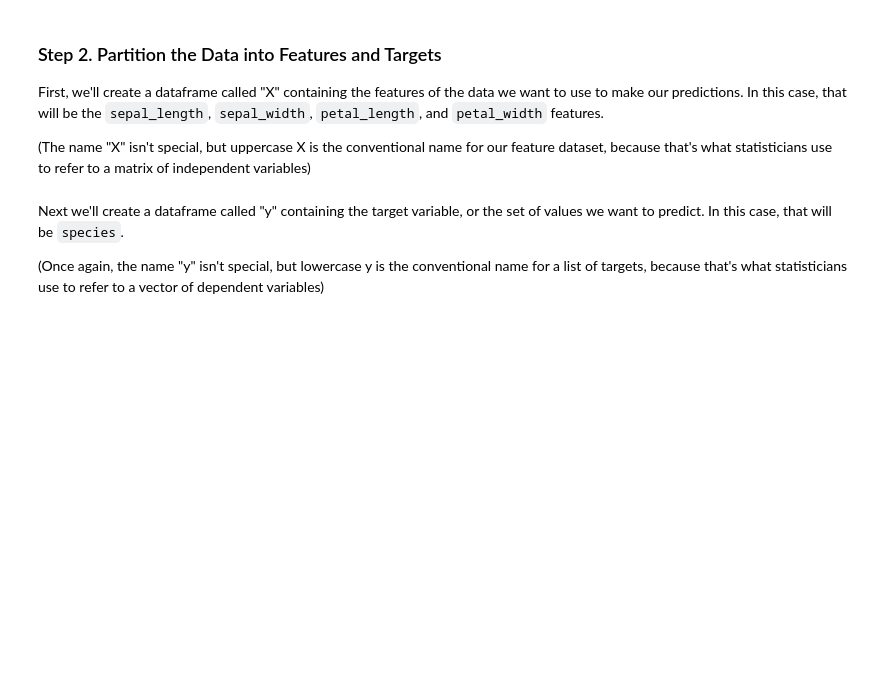
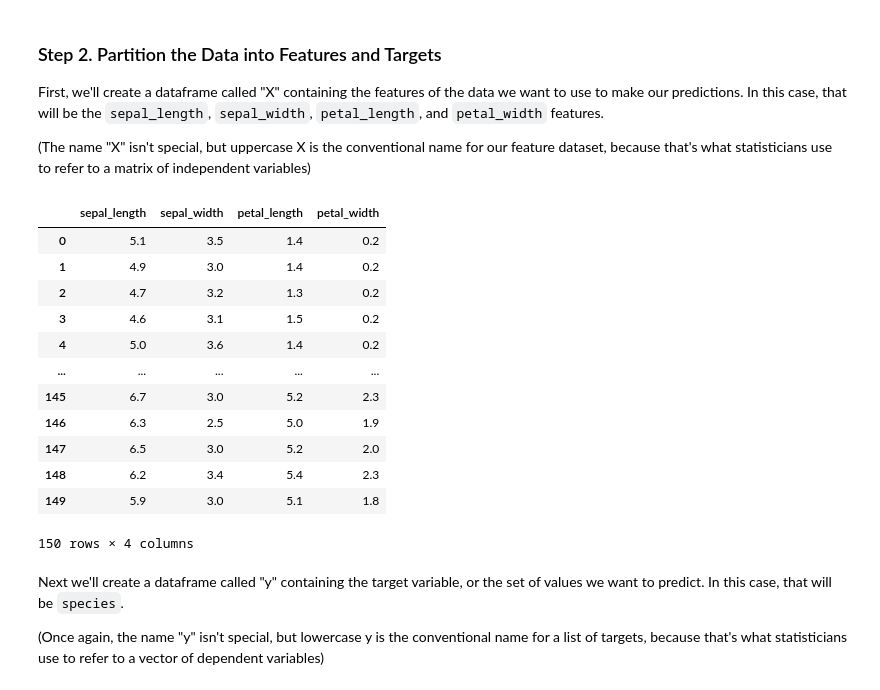
Before and after one commit to congardiner/ML-Projects, a Jupyter notebook: notebooks/Exploration_04.ipynb, the cells around one changed output. Saved outputs shown, nothing was run; the diff lists cells and outputs as text; code cells hidden in the pictures; blank space fills up the shorter version.

```diff
--- a/notebooks/Exploration_04.ipynb
+++ b/notebooks/Exploration_04.ipynb
@@ -92,3 +91,38 @@ First, we'll create a dataframe called "X" containing the features of the data w
+# %%
+# Create a new dataframe called X that contians the features we're going
+# to use to make predictions
+# a function will pass tuples
+
+# How would I use X to partition the targets and features of a ML Model
+# What is the best way to use
+
+# x= features of the ML Model
+# y= target of the ML Model of what is being used to train
+
+# test_train_split()
+
+# cse450data.describe()
+# cse450data.isna().sum()
+# cse450data.dropna().isna().sum()
+
+# cse450data.head()
+X = cse450data[['sepal_length', 'sepal_width', 'petal_length', 'petal_width']]
+
+X
+# %% [output]
+|  | sepal_length | sepal_width | petal_length | petal_width |
+| 0 | 5.1 | 3.5 | 1.4 | 0.2 |
+| 1 | 4.9 | 3.0 | 1.4 | 0.2 |
+| 2 | 4.7 | 3.2 | 1.3 | 0.2 |
+| 3 | 4.6 | 3.1 | 1.5 | 0.2 |
+| 4 | 5.0 | 3.6 | 1.4 | 0.2 |
+| ... | ... | ... | ... | ... |
+| 145 | 6.7 | 3.0 | 5.2 | 2.3 |
+| 146 | 6.3 | 2.5 | 5.0 | 1.9 |
+| 147 | 6.5 | 3.0 | 5.2 | 2.0 |
+| 148 | 6.2 | 3.4 | 5.4 | 2.3 |
+| 149 | 5.9 | 3.0 | 5.1 | 1.8 |
+150 rows × 4 columns
 # %% [markdown]
 Next we'll create a dataframe called "y" containing the target variable, or the set of values we want to predict. In this case, that will be `species`.
 
```
Also changed, not shown: parts of 6 cells of this notebook.
